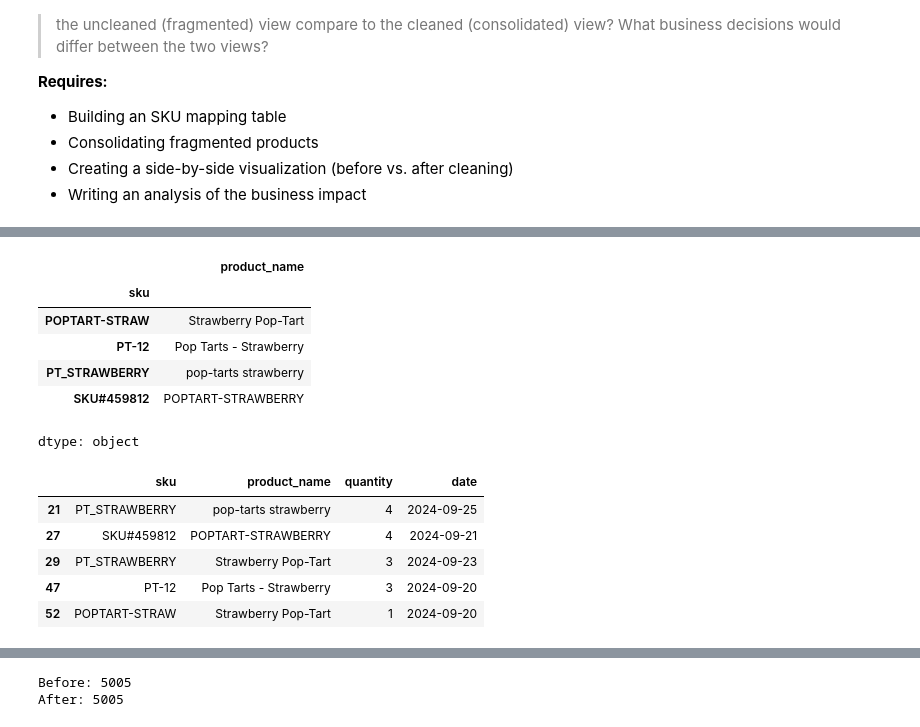
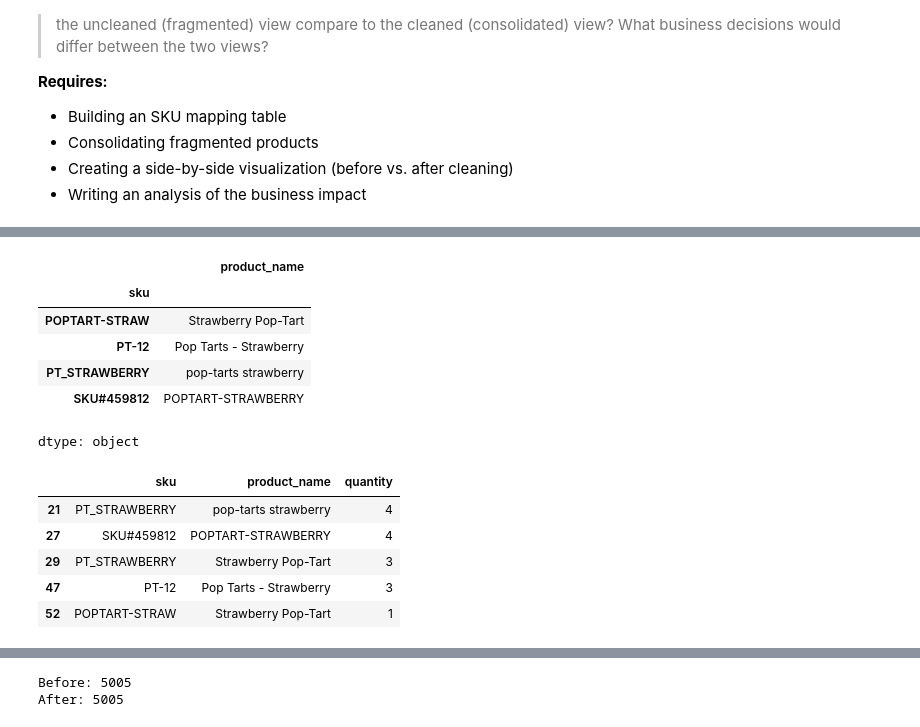
Before and after one commit to simichakravarty16/walmart-hurricane-project, a Jupyter notebook: notebooks/team_notebook.ipynb, the cells around one changed output, grey strips where cells are left out. Cells and saved outputs as stored; diff of their text form; code cells hidden in the pictures.

```diff
--- a/notebooks/team_notebook.ipynb
+++ b/notebooks/team_notebook.ipynb
@@ -1444,38 +1504,38 @@ poptarts_before = transactions[transactions['product_name'].str.lower().str.cont
 # Drop duplicates
 poptarts_before = poptarts_before.drop_duplicates()
 
 # Normalize timestamps
 poptarts_before['timestamp'] = pd.to_datetime(poptarts_before['timestamp'], errors='coerce', format='mixed')
 
 # Create date column
 poptarts_before['date'] = poptarts_before['timestamp'].dt.normalize()
 
 
 # Convert quantity to numeric
 poptarts_before['quantity'] = pd.to_numeric(poptarts_before['quantity'], errors='coerce')
 # Remove missing and negative quantities
 poptarts_before = poptarts_before.dropna(subset=['quantity'])
 poptarts_before = poptarts_before[poptarts_before['quantity'] > 0]
 
 # Remove missing dates
 poptarts_before = poptarts_before.dropna(subset=['date'])
 
 # Inspect original SKUs
 grouped_poptart_sku = poptarts_before.groupby('sku')['product_name'].first()    # one representative product name for each SKU
 display(grouped_poptart_sku)
-display(poptarts_before[['sku', 'product_name', 'quantity', 'date']].head())
+display(poptarts_before[['sku', 'product_name', 'quantity']].head())
 # %% [output]
 |  | product_name |
 | sku |  |
 | POPTART-STRAW | Strawberry Pop-Tart |
 | PT-12 | Pop Tarts - Strawberry |
 | PT_STRAWBERRY | pop-tarts strawberry |
 | SKU#459812 | POPTART-STRAWBERRY |
 dtype: object
-|  | sku | product_name | quantity | date |
-| 21 | PT_STRAWBERRY | pop-tarts strawberry | 4 | 2024-09-25 |
-| 27 | SKU#459812 | POPTART-STRAWBERRY | 4 | 2024-09-21 |
-| 29 | PT_STRAWBERRY | Strawberry Pop-Tart | 3 | 2024-09-23 |
-| 47 | PT-12 | Pop Tarts - Strawberry | 3 | 2024-09-20 |
-| 52 | POPTART-STRAW | Strawberry Pop-Tart | 1 | 2024-09-20 |
+|  | sku | product_name | quantity |
+| 21 | PT_STRAWBERRY | pop-tarts strawberry | 4 |
+| 27 | SKU#459812 | POPTART-STRAWBERRY | 4 |
+| 29 | PT_STRAWBERRY | Strawberry Pop-Tart | 3 |
+| 47 | PT-12 | Pop Tarts - Strawberry | 3 |
+| 52 | POPTART-STRAW | Strawberry Pop-Tart | 1 |
 # %%
```
Also changed, not shown: parts of 12 cells of this notebook.
